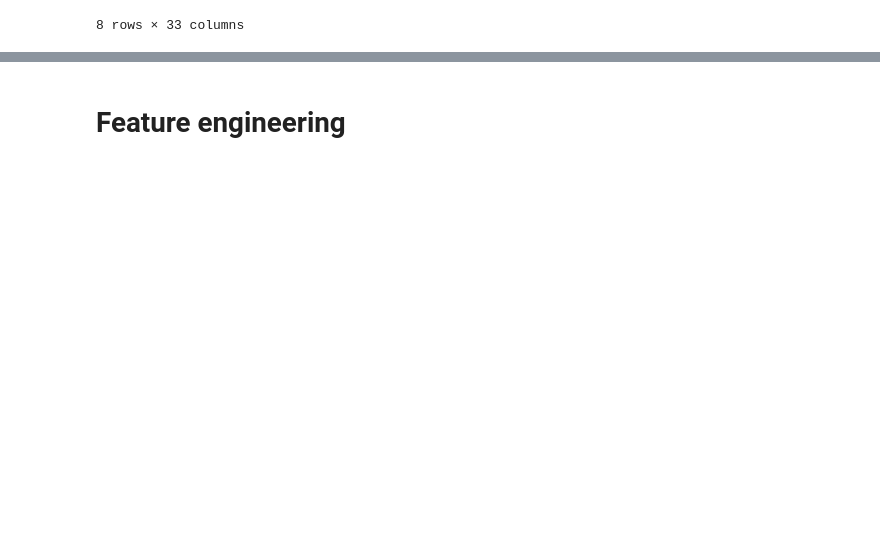
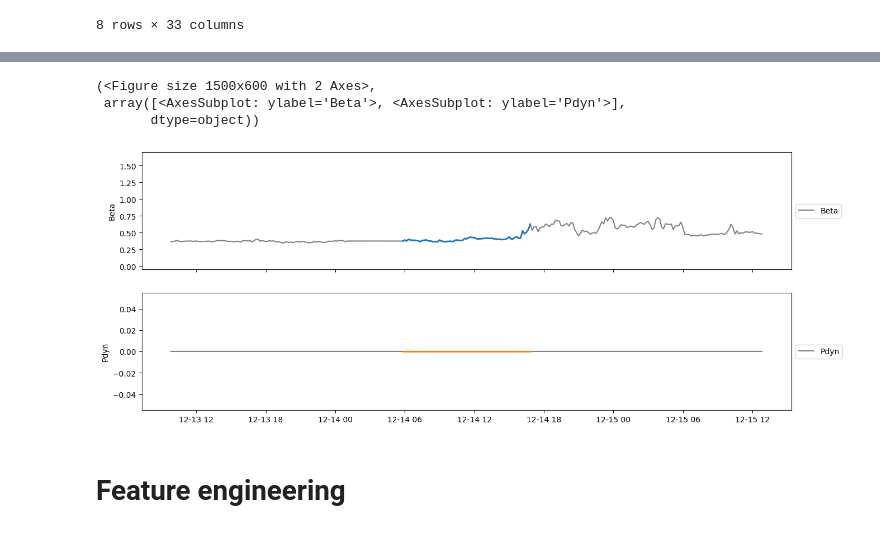
Before and after one commit to AlexandreChaussard/DataCamp-Solar_Wind, a Jupyter notebook: test_environment/playground.ipynb, the cells around one changed output, grey strips where cells are left out. Saved outputs shown, nothing was run; the diff lists cells and outputs as text; code cells hidden in the pictures; blank space fills up the shorter version.

```diff
--- a/test_environment/playground.ipynb
+++ b/test_environment/playground.ipynb
@@ -153,3 +164,17 @@ max        0.730718
+# %%
+plot_event(
+    10,
+    X_train_preprocessed,
+    ['Beta','Pdyn'],
+    maxRange=[[-0.05, 1.7]],
+    size=6,
+    delta=20,
+)
+# %% [output]
+(<Figure size 1500x600 with 2 Axes>,
+ array([<AxesSubplot: ylabel='Beta'>, <AxesSubplot: ylabel='Pdyn'>],
+       dtype=object))
+[figure, added]
 # %% [markdown]
 # Feature engineering
 # %%
```
Also changed, not shown: parts of 21 cells of this notebook, 12 other files.
